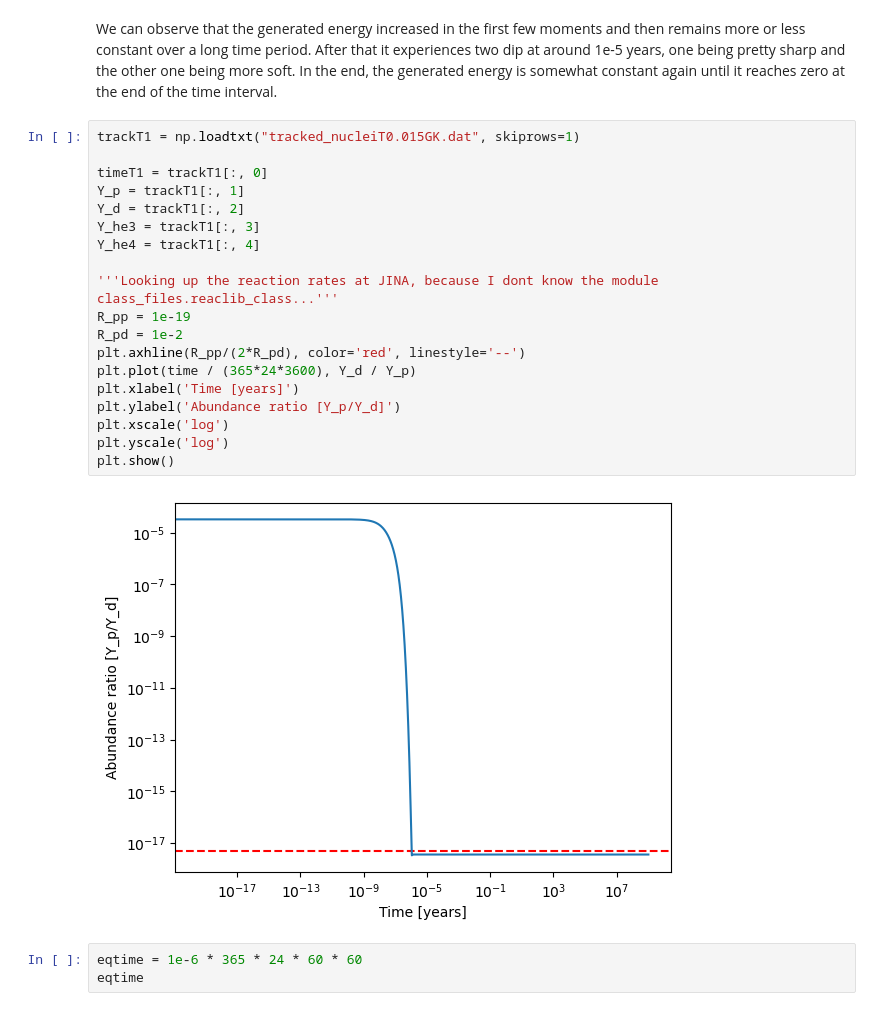
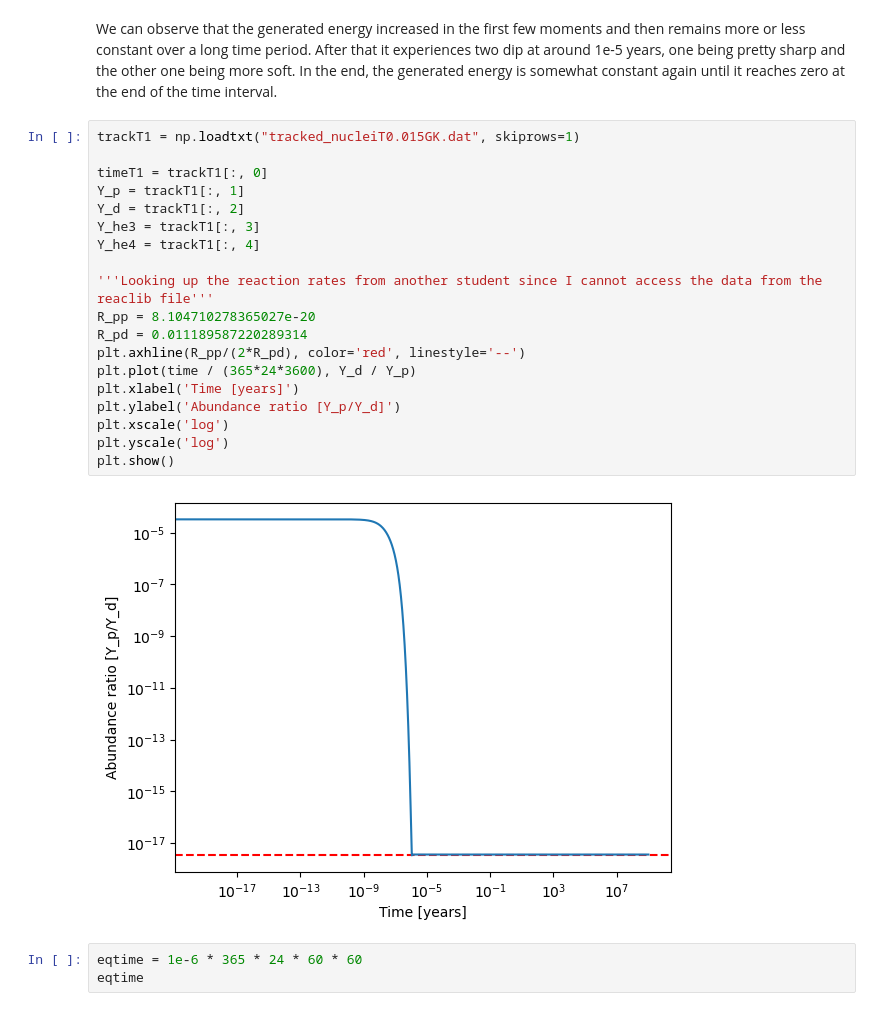
Before and after one commit to sMacks28/private, a Jupyter notebook: Uni/nuclearastrophysics/exercise04/exercise4.ipynb, the cells around one changed output. Cells and saved outputs as stored; diff of their text form.

```diff
--- a/Uni/nuclearastrophysics/exercise04/exercise4.ipynb
+++ b/Uni/nuclearastrophysics/exercise04/exercise4.ipynb
@@ -47,24 +49,24 @@ We can observe that the generated energy increased in the first few moments and
 # %%
 trackT1 = np.loadtxt("tracked_nucleiT0.015GK.dat", skiprows=1)
 
 timeT1 = trackT1[:, 0]
 Y_p = trackT1[:, 1]
 Y_d = trackT1[:, 2]
 Y_he3 = trackT1[:, 3]
 Y_he4 = trackT1[:, 4]
 
-'''Looking up the reaction rates at JINA, because I dont know the module class_files.reaclib_class...'''
-R_pp = 1e-19
-R_pd = 1e-2
+'''Looking up the reaction rates from another student since I cannot access the data from the reaclib file'''
+R_pp = 8.104710278365027e-20
+R_pd = 0.011189587220289314
 plt.axhline(R_pp/(2*R_pd), color='red', linestyle='--')
 plt.plot(time / (365*24*3600), Y_d / Y_p)
 plt.xlabel('Time [years]')
 plt.ylabel('Abundance ratio [Y_p/Y_d]')
 plt.xscale('log')
 plt.yscale('log')
 plt.show()
 # %% [output]
-[figure, old version]
+[figure, new version]
 # %%
 eqtime = 1e-6 * 365 * 24 * 60 * 60
 eqtime
```
Also changed, not shown: parts of 19 cells of this notebook, 1 other file.
